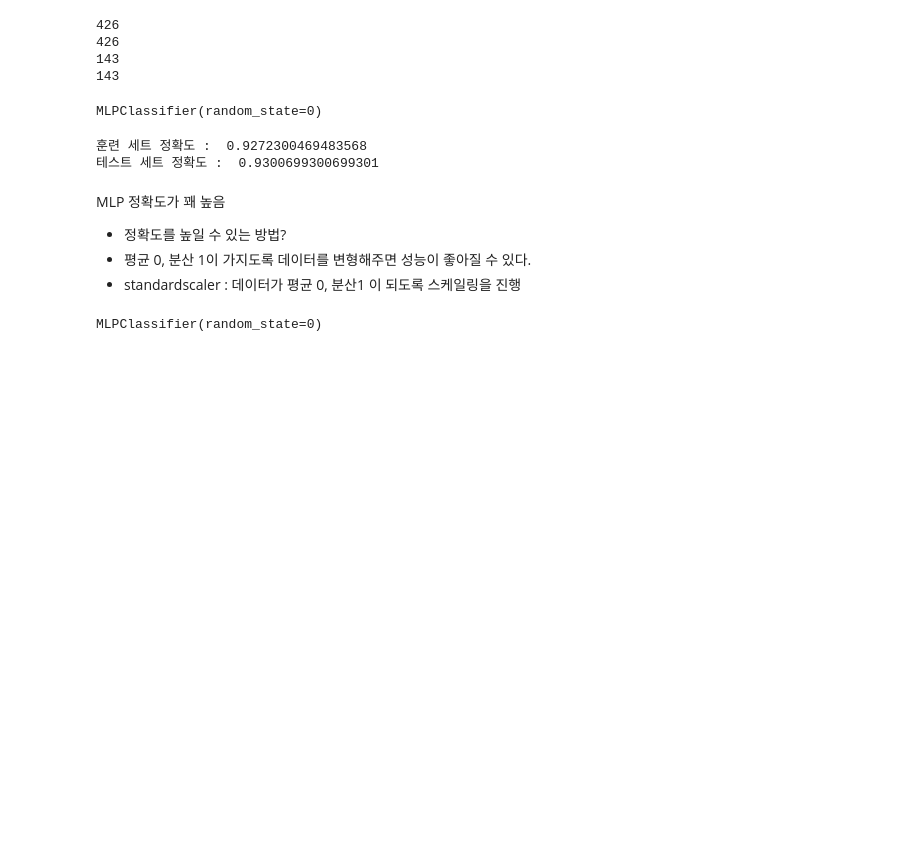
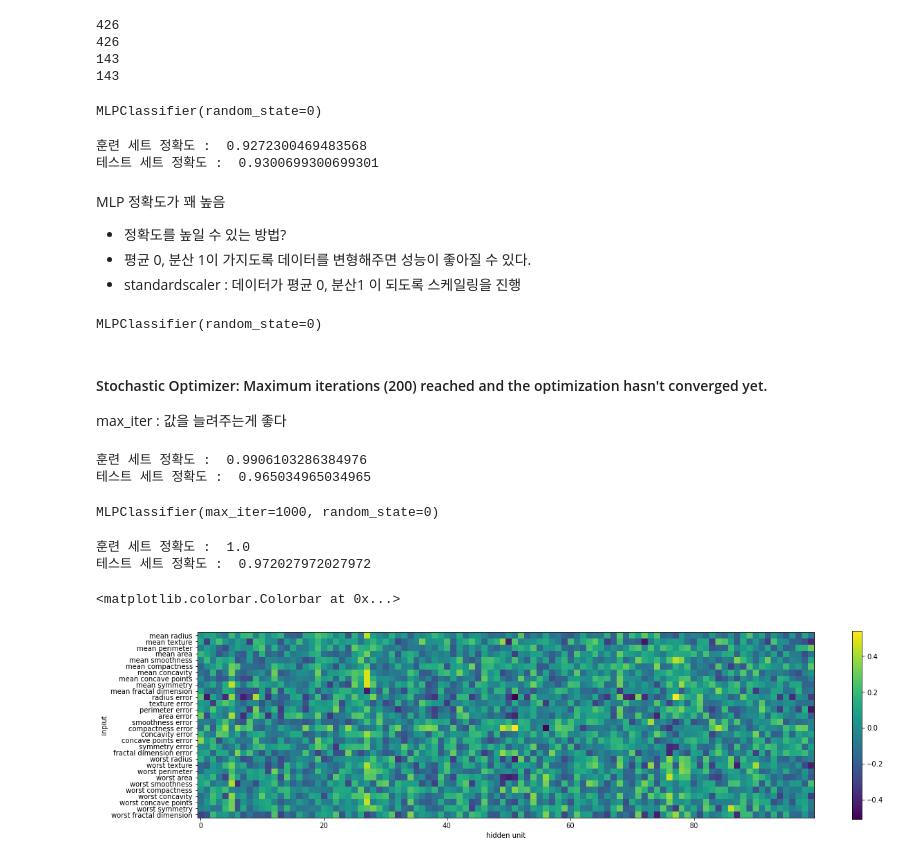
Before and after one commit to shinwoejin/Python, a Jupyter notebook: 10월 파이썬수업/221024_유방암.ipynb, the cells around one changed output. Drawn from its saved outputs; the diff is of its cells as text; code cells hidden in the pictures; blank space fills up the shorter version.

```diff
--- a/10월 파이썬수업/221024_유방암.ipynb
+++ b/10월 파이썬수업/221024_유방암.ipynb
@@ -53,3 +53,35 @@ mlp = MLPClassifier(random_state=0)
 mlp.fit(x_train_scaled, y_train)
 # %% [output]
 MLPClassifier(random_state=0)
+# %% [markdown]
+#### Stochastic Optimizer: Maximum iterations (200) reached and the optimization hasn't converged yet.
+
+max_iter : 값을 늘려주는게 좋다
+# %%
+#score : accuracy
+print('훈련 세트 정확도 : ', mlp.score(x_train_scaled, y_train))
+print('테스트 세트 정확도 : ', mlp.score(x_test_scaled, y_test))
+# %% [output]
+훈련 세트 정확도 :  0.9906103286384976
+테스트 세트 정확도 :  0.965034965034965
+# %%
+mlp = MLPClassifier(max_iter=1000, random_state=0)
+mlp.fit(x_train_scaled, y_train)
+# %% [output]
+MLPClassifier(max_iter=1000, random_state=0)
+# %%
+print('훈련 세트 정확도 : ', mlp.score(x_train_scaled, y_train))
+print('테스트 세트 정확도 : ', mlp.score(x_test_scaled, y_test))
+# %% [output]
+훈련 세트 정확도 :  1.0
+테스트 세트 정확도 :  0.972027972027972
+# %%
+plt.figure(figsize=(20,5))
+plt.imshow(mlp.coefs_[0], interpolation='none', cmap='viridis')
+plt.yticks(range(30), cancer.feature_names)  # type: ignore
+plt.xlabel('hidden unit')
+plt.ylabel('inpiut')
+plt.colorbar()
+# %% [output]
+<matplotlib.colorbar.Colorbar at 0x...>
+[figure, added]
```
Also changed, not shown: parts of 2 cells of this notebook.
